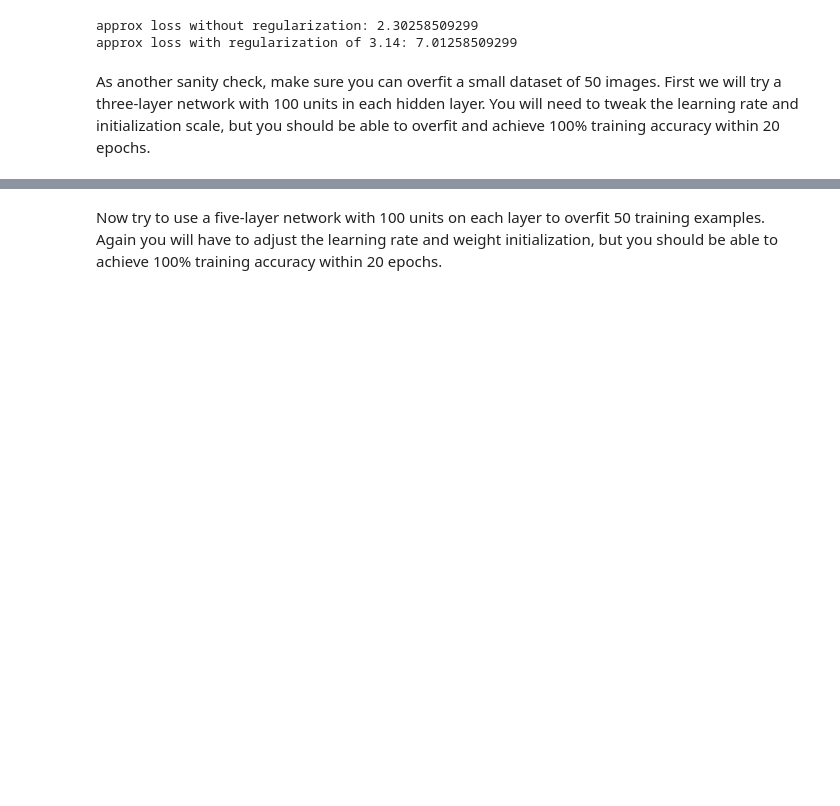
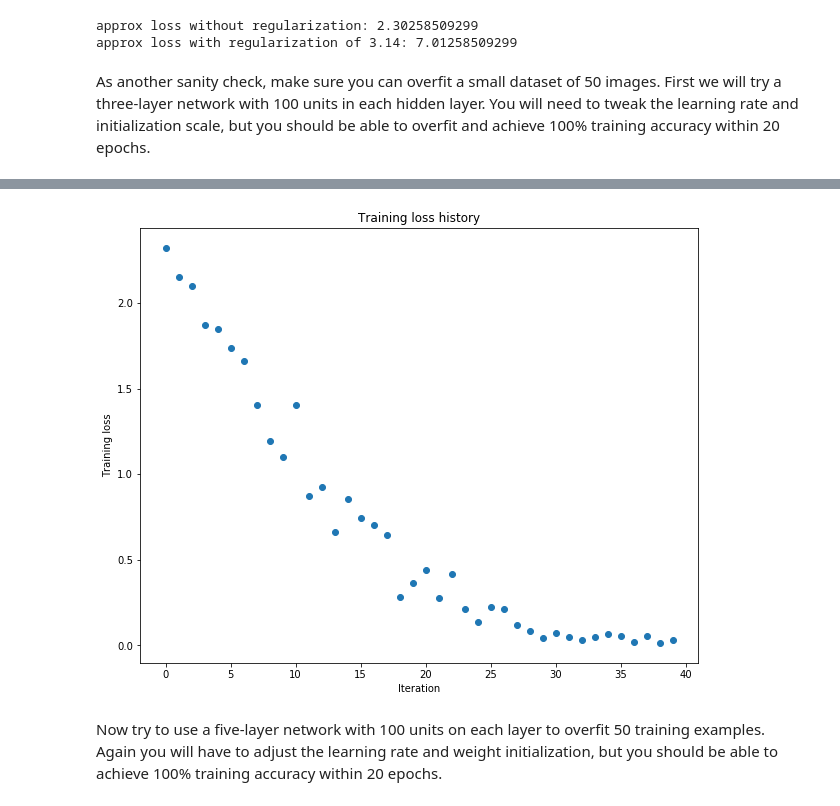
Before and after one commit to wei-ann-Github/Stanford_CS231n_CNN, a Jupyter notebook: assignment2/FullyConnectedNets.ipynb, the cells around one changed output, grey strips where cells are left out. Saved outputs shown, nothing was run; the diff lists cells and outputs as text; code cells hidden in the pictures; blank space fills up the shorter version.

```diff
--- a/assignment2/FullyConnectedNets.ipynb
+++ b/assignment2/FullyConnectedNets.ipynb
@@ -437,7 +450,7 @@ small_data = {
 }
 
 weight_scale = 1e-2
-learning_rate = 1e-4
+learning_rate = 1e-2 # from 1e-4
 model = FullyConnectedNet([100, 100],
               weight_scale=weight_scale, dtype=np.float64)
 solver = Solver(model, small_data,
@@ -454,3 +467,4 @@ plt.title('Training loss history')
 plt.xlabel('Iteration')
 plt.ylabel('Training loss')
 plt.show()
+# %% [output]
@@ -457,3 +488,4 @@ plt.show()
+[figure, added]
 # %% [markdown]
 Now try to use a five-layer network with 100 units on each layer to overfit 50 training examples. Again you will have to adjust the learning rate and weight initialization, but you should be able to achieve 100% training accuracy within 20 epochs.
 # %%
```
Also changed, not shown: parts of 7 cells of this notebook, 2 other files.
